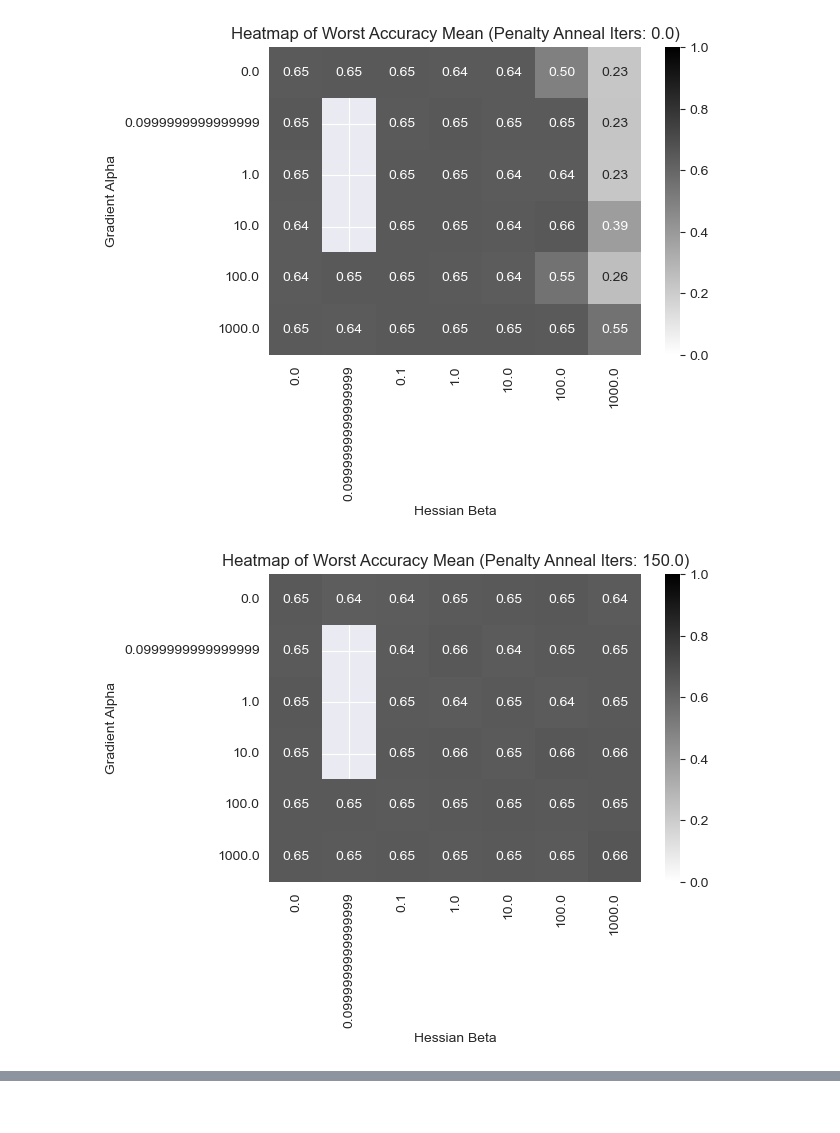
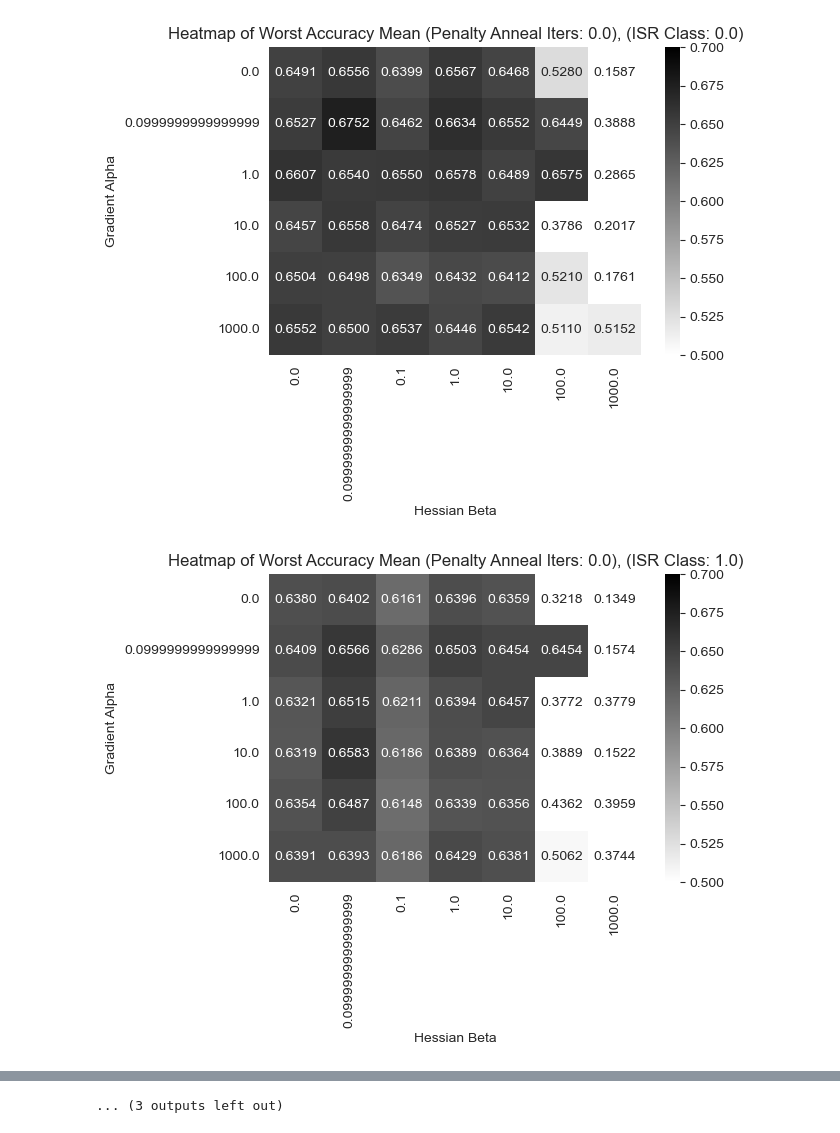
Before and after one commit to chenyuen0103/ISR, a Jupyter notebook: real_datasets/plot_results.ipynb, the cells around one changed output, grey strips where cells are left out. Saved outputs shown, nothing was run; the diff lists cells and outputs as text; code cells hidden in the pictures.

```diff
--- a/real_datasets/plot_results.ipynb
+++ b/real_datasets/plot_results.ipynb
@@ -25 +74,27 @@ pivot_df = df.pivot_table(values='worst_acc_mean', index='gradient_alpha', colum
+# %%
+merge_seeds(file_name_pattern='CUB_results_s*_hessian_exact.csv', data_dir='./logs/ISR_hessian_results_ViT-B_rescaled')
+merge_seeds(file_name_pattern='CelebA_results_s*_hessian_exact.csv', data_dir='./logs/ISR_hessian_results_ViT-B_rescaled')
+merge_seeds(file_name_pattern='MultiNLI_results_s*_hessian_exact.csv', data_dir='./logs/ISR_hessian_results_bert_rescaled')
+
+
+# Example DataFrame
+img_data_dir = './logs/ISR_Hessian_results_ViT-B_rescaled'
+text_data_dir = './logs/ISR_Hessian_results_bert_rescaled'
+cub_file = 'CUB_3runs_val.csv'
+celeba_file = 'CelebA_1runs_val.csv'
+multinli_file = 'MultiNLI_5runs_val.csv'
+
+
+# df = pd.read_csv(os.path.join(img_data_dir, cub_file))
+# df = pd.read_csv(os.path.join(img_data_dir, celeba_file))
+df = pd.read_csv(os.path.join(text_data_dir, multinli_file))
+
+if df['dataset'].iloc[0] == 'CUB':
+    acc_min, acc_max = 0.8, 0.9
+elif df['dataset'].iloc[0] == 'CelebA':
+    acc_min, acc_max = 0.5, 0.70
+elif df['dataset'].iloc[0] == 'MultiNLI':
+    acc_min, acc_max = 0.5, 0.7
+# Creating a pivot table, averaging over 'penalty_anneal_iters'
+pivot_df = df.pivot_table(values='worst_acc_mean', index='gradient_alpha', columns='hessian_beta', aggfunc='mean')
 # %%
@@ -33,16 +108,19 @@ plt.show()
 # %%
-# We can create multiple heatmaps for each unique value of 'penalty_anneal_iters'
-unique_iters = df['penalty_anneal_iters'].unique()
+# We can create multiple heatmaps for each unique pairs value of 'ISR_class'and 'penalty_anneal_iters'
+from itertools import product
+unique_iters = product(df['penalty_anneal_iters'].unique(), df['ISR_class'].unique())
+# unique_iters = df['penalty_anneal_iters'].unique()
 
-for iters in unique_iters:
+for iters, isr_class in unique_iters:
     sub_df = df[df['penalty_anneal_iters'] == iters]
+    sub_df = sub_df[sub_df['ISR_class'] == isr_class]
     pivot_df = sub_df.pivot_table(values='worst_acc_mean', index='gradient_alpha', columns='hessian_beta', aggfunc='mean')
     plt.figure(figsize=(6, 4))
-    sns.heatmap(pivot_df, annot=True, cmap=white_black_cmap, fmt=".2f", vmin=0, vmax=1)
-    plt.title(f'Heatmap of Worst Accuracy Mean (Penalty Anneal Iters: {iters})')
+    sns.heatmap(pivot_df, annot=True, cmap=white_black_cmap, fmt=".4f", vmin=acc_min, vmax=acc_max)
+    plt.title(f'Heatmap of Worst Accuracy Mean (Penalty Anneal Iters: {iters}), (ISR Class: {isr_class})')
     plt.xlabel('Hessian Beta')
     plt.ylabel('Gradient Alpha')
     plt.show()
 # %% [output]
-[figure, old version]
+[figure, new version]
-[figure, old version]
+[figure, new version]
@@ -51,0 +137 @@ for iters in unique_iters:
+... (3 outputs left out)
```
Also changed, not shown: parts of 4 cells of this notebook, 3 other files.
